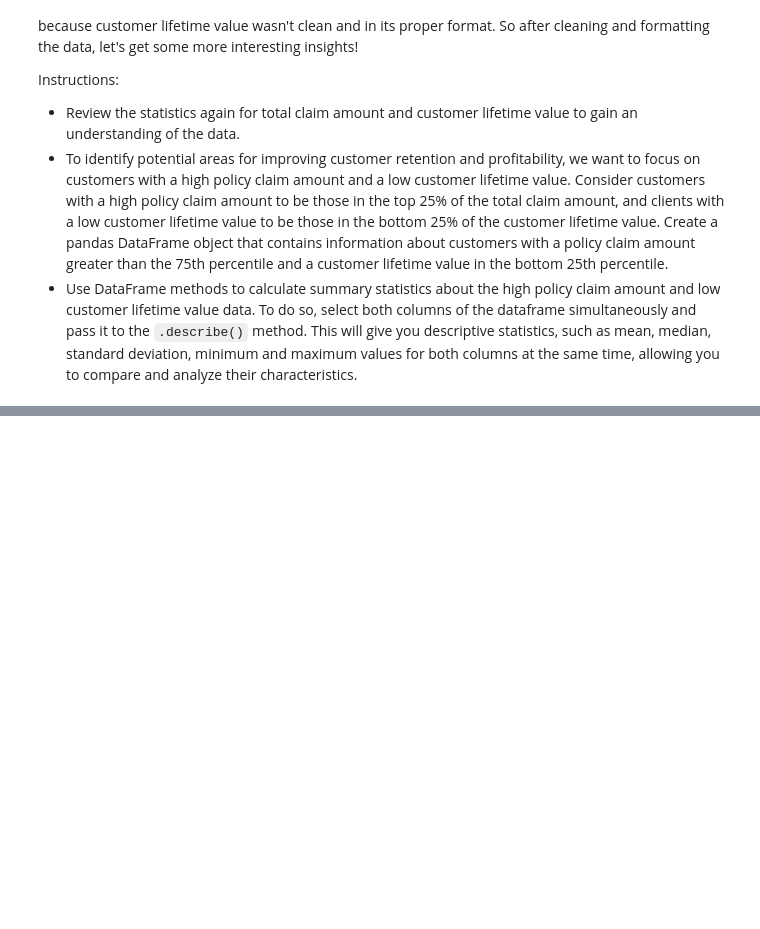
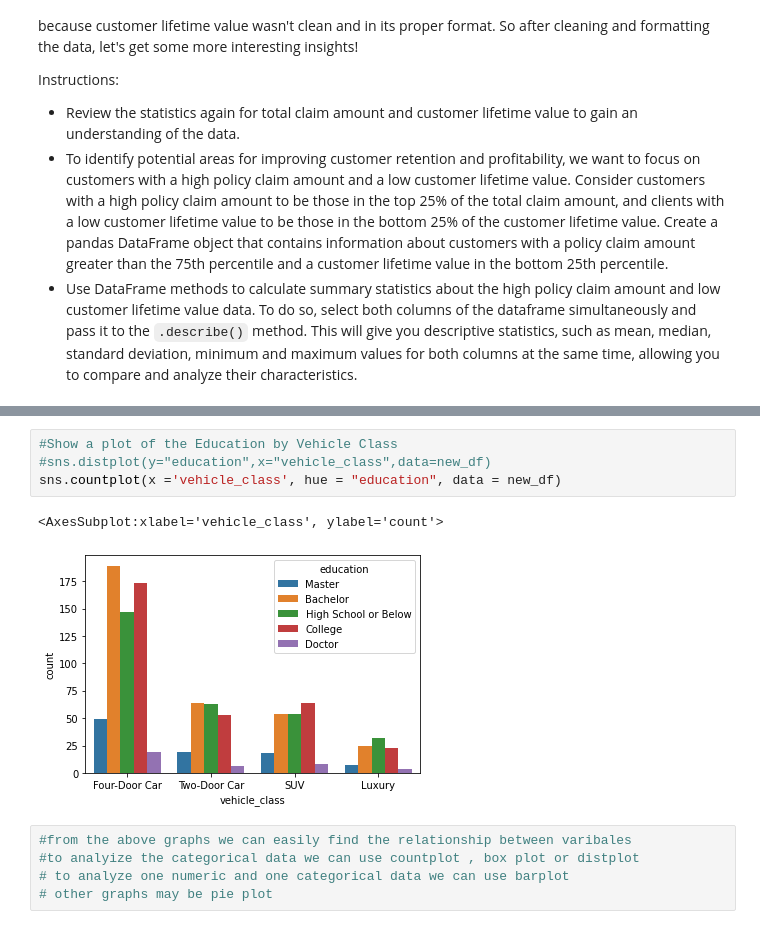
Before and after one commit to tejaldbhatti/lab-dw-data-cleaning-and-formatting, a Jupyter notebook: lab-dw-data-cleaning-and-formatting.ipynb, the cells around one changed output, grey strips where cells are left out. Cells and saved outputs as stored; diff of their text form; blank space fills up the shorter version.

```diff
--- a/lab-dw-data-cleaning-and-formatting.ipynb
+++ b/lab-dw-data-cleaning-and-formatting.ipynb
@@ -273,0 +344,12 @@ Instructions:
+# %%
+#Show a plot of the Education by Vehicle Class
+#sns.distplot(y="education",x="vehicle_class",data=new_df)
+sns.countplot(x ='vehicle_class', hue = "education", data = new_df)
+# %% [output]
+<AxesSubplot:xlabel='vehicle_class', ylabel='count'>
+[figure, added]
+# %%
+#from the above graphs we can easily find the relationship between varibales
+#to analyize the categorical data we can use countplot , box plot or distplot
+# to analyze one numeric and one categorical data we can use barplot
+# other graphs may be pie plot
```
Also changed, not shown: parts of 9 cells of this notebook.
